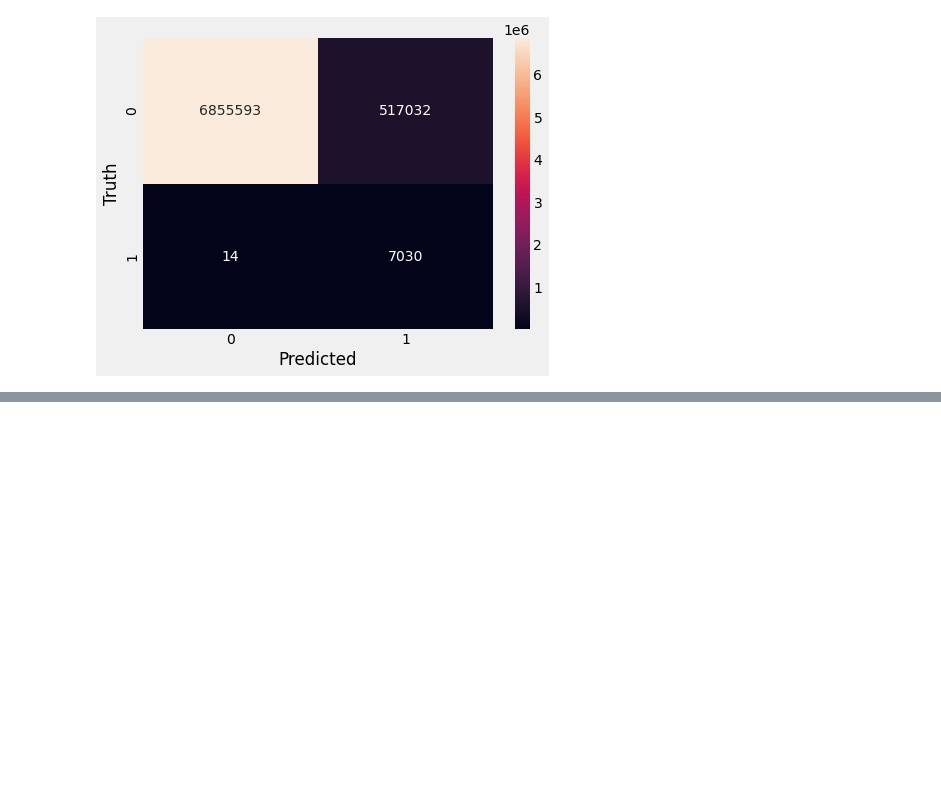
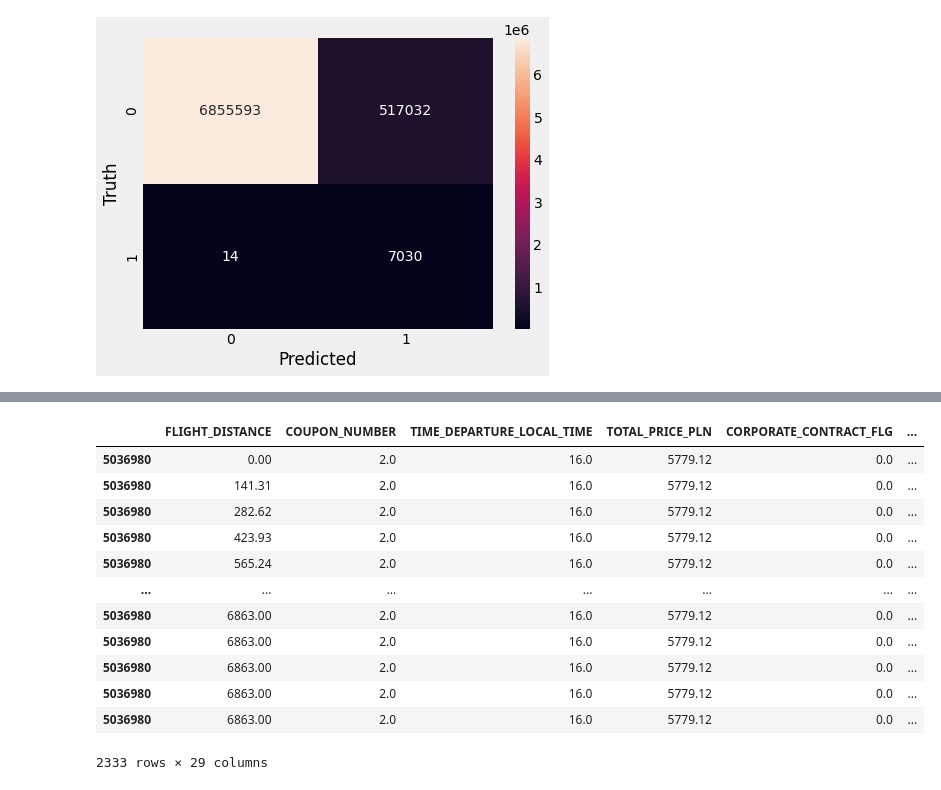
Before and after one commit to kuba1302/ticket-upgrade-prediction, a Jupyter notebook: eda.ipynb, the cells around one changed output, grey strips where cells are left out. Saved outputs shown, nothing was run; the diff lists cells and outputs as text; code cells hidden in the pictures; blank space fills up the shorter version.

```diff
--- a/eda.ipynb
+++ b/eda.ipynb
@@ -423,0 +454,38 @@ X[['BOOKING_WINDOW_D', 'sale_to_flight_time']]
+# %%
+from sklearn.metrics import roc_auc_score
+from sklearn.model_selection import cross_val_score, StratifiedKFold
+import xgboost as xgb
+import warnings
+warnings.simplefilter(action='ignore')
+lista_kolumn = ['FLIGHT_DISTANCE', 'COUPON_NUMBER', 'TIME_DEPARTURE_LOCAL_TIME',
+       'TOTAL_PRICE_PLN', 'CORPORATE_CONTRACT_FLG', 'BOOKING_WINDOW_D',
+       'STAY_LENGTH_D', 'BOOKING_LONG_HOUL_FLAG', 'PAX_N',
+       'sale_to_flight_time', 'flight_len', 'if_additional_upgrade',
+       'same_carrier', 'is_sus_payment', 'intinerary_len', 'is_sus_currency',
+       'FLIGHT_RANGE_LONG-HAUL', 'BOOKED_CABIN_Economy',
+       'BOOKED_CABIN_Premium', 'VAB_OTHER', 'VAB_SAVER', 'VAB_STANDARD',
+       'TRIP_TYPE_ROUND TRIP']
+wszystkie_kolumny = X.columns.tolist()
+x=0
+while x < len(wszystkie_kolumny):
+    if len(results) != 1 and results.mean() > prev_result:
+        prev_result = results.mean()
+    while wszystkie_kolumny[x] in lista_kolumn:
+        x += 1
+    else:
+        lista_kolumn.append(wszystkie_kolumny[x])
+    kolumny = X[lista_kolumn]
+    xgb_model = xgb.XGBClassifier(**best_hypers,
+                                  scale_pos_weight = 1046.6532651902328,
+                                  seed=42,
+                                  use_label_encoder=False,
+                                  tree_method="gpu_hist",
+                                  gpu_id=0,)
+    kfold = StratifiedKFold(n_splits=5)
+    results = cross_val_score(xgb_model, kolumny, y, cv=kfold, scoring='roc_auc', fit_params={'eval_metric':'aucpr'})
+    print("średnia:", results.mean())
+    print('auc score:', results)
+    print('kolumny:', kolumny.columns)
+    if prev_result > results.mean():
+        lista_kolumn.remove(wszystkie_kolumny[x])
+    x += 1
@@ -423,0 +621,17 @@ X[['BOOKING_WINDOW_D', 'sale_to_flight_time']]
+# %%
+cp_przyklad = xgb_exp.predict_profile(przyklad[cols])
+cp_przyklad.result
+# %% [output]
+|  | FLIGHT_DISTANCE | COUPON_NUMBER | TIME_DEPARTURE_LOCAL_TIME | TOTAL_PRICE_PLN | CORPORATE_CONTRACT_FLG | ... |
+| 5036980 | 0.00 | 2.0 | 16.0 | 5779.12 | 0.0 | ... |
+| 5036980 | 141.31 | 2.0 | 16.0 | 5779.12 | 0.0 | ... |
+| 5036980 | 282.62 | 2.0 | 16.0 | 5779.12 | 0.0 | ... |
+| 5036980 | 423.93 | 2.0 | 16.0 | 5779.12 | 0.0 | ... |
+| 5036980 | 565.24 | 2.0 | 16.0 | 5779.12 | 0.0 | ... |
+| ... | ... | ... | ... | ... | ... | ... |
+| 5036980 | 6863.00 | 2.0 | 16.0 | 5779.12 | 0.0 | ... |
+| 5036980 | 6863.00 | 2.0 | 16.0 | 5779.12 | 0.0 | ... |
+| 5036980 | 6863.00 | 2.0 | 16.0 | 5779.12 | 0.0 | ... |
+| 5036980 | 6863.00 | 2.0 | 16.0 | 5779.12 | 0.0 | ... |
+| 5036980 | 6863.00 | 2.0 | 16.0 | 5779.12 | 0.0 | ... |
+2333 rows × 29 columns
```
Also changed, not shown: parts of 57 cells of this notebook.
